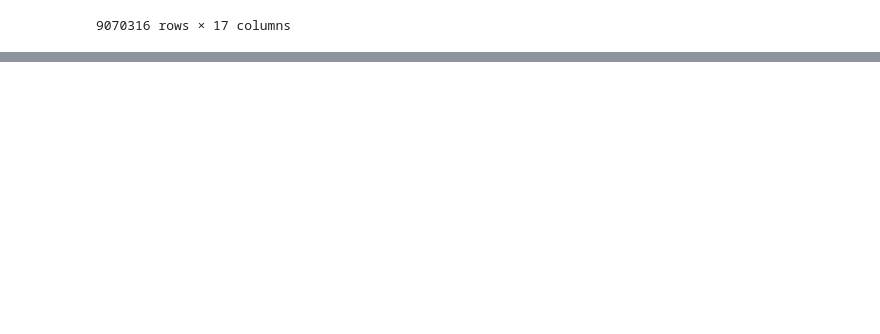
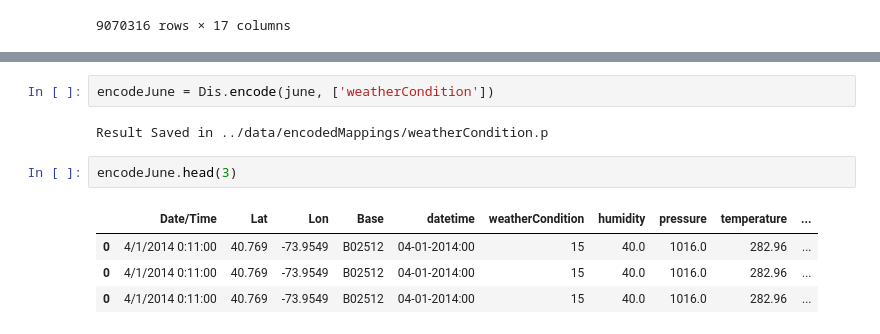
Before and after one commit to krishkribo/ML2020-Uber-Data-Analysis, a Jupyter notebook: Preprocessing/PickleLoadTest.ipynb, the cells around one changed output, grey strips where cells are left out. Saved outputs shown, nothing was run; the diff lists cells and outputs as text; blank space fills up the shorter version.

Commit message:
Adding discretization support (Auto encode/decode util)

```diff
--- a/Preprocessing/PickleLoadTest.ipynb
+++ b/Preprocessing/PickleLoadTest.ipynb
@@ -114,0 +121,11 @@ june
+# %%
+encodeJune = Dis.encode(june, ['weatherCondition'])
+# %% [output]
+Result Saved in ../data/encodedMappings/weatherCondition.p
+# %%
+encodeJune.head(3)
+# %% [output]
+|  | Date/Time | Lat | Lon | Base | datetime | weatherCondition | humidity | pressure | temperature | ... |
+| 0 | 4/1/2014 0:11:00 | 40.769 | -73.9549 | B02512 | 04-01-2014:00 | 15 | 40.0 | 1016.0 | 282.96 | ... |
+| 0 | 4/1/2014 0:11:00 | 40.769 | -73.9549 | B02512 | 04-01-2014:00 | 15 | 40.0 | 1016.0 | 282.96 | ... |
+| 0 | 4/1/2014 0:11:00 | 40.769 | -73.9549 | B02512 | 04-01-2014:00 | 15 | 40.0 | 1016.0 | 282.96 | ... |
```
Also changed, not shown: parts of 4 cells of this notebook, 1 other file.
